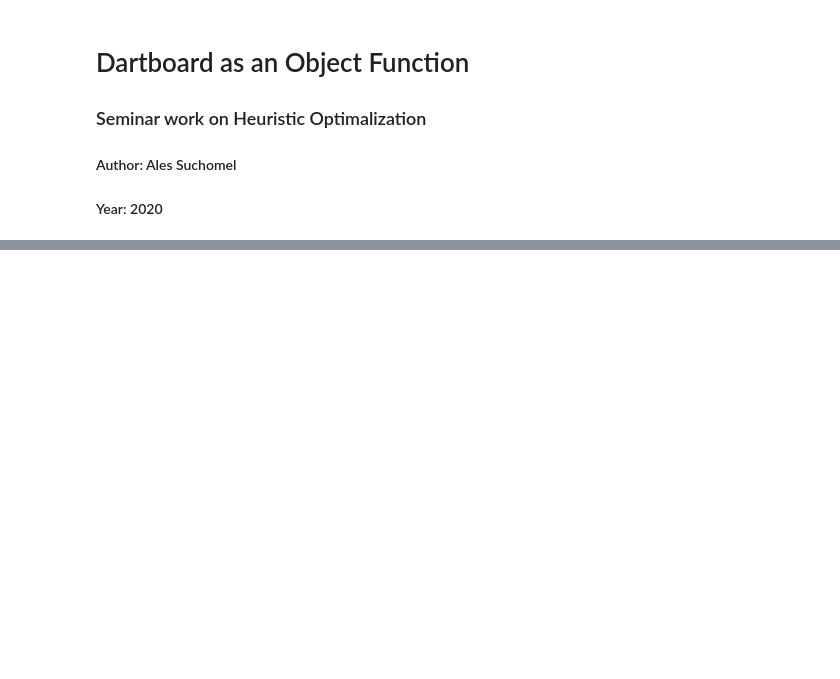
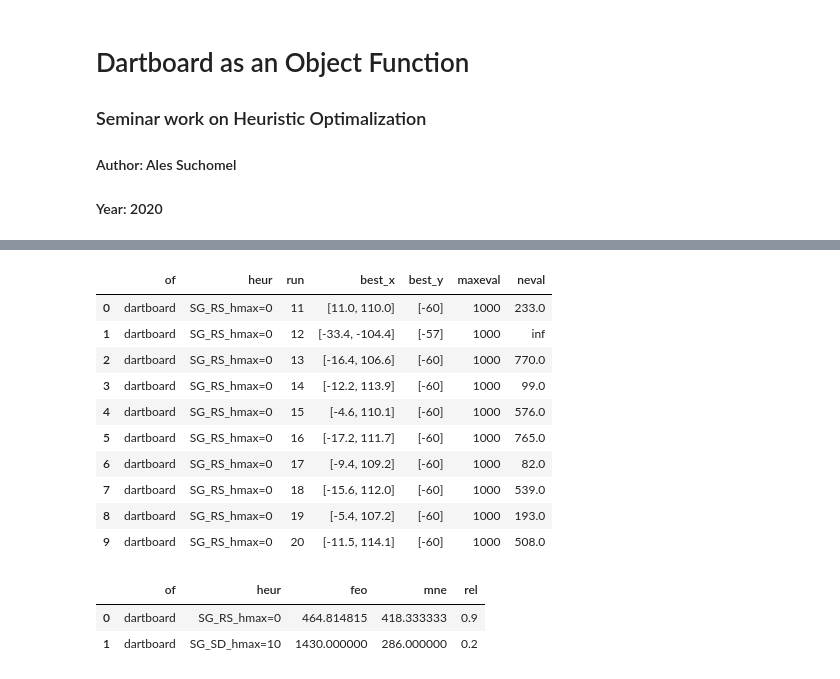
Before and after one commit to matejmojzes/18heur-2020, a Jupyter notebook: assignments/suchomel/Darts_target_heuristic_comparison.ipynb, the cells around one changed output, grey strips where cells are left out. Drawn from its saved outputs; the diff is of its cells as text; code cells hidden in the pictures; blank space fills up the shorter version.

```diff
--- a/assignments/suchomel/Darts_target_heuristic_comparison.ipynb
+++ b/assignments/suchomel/Darts_target_heuristic_comparison.ipynb
@@ -90,0 +112,21 @@ experiment(dartboard,maxeval,NUM_RUNS,hmax,True)
+# %%
+heur = ShootAndGo(dartboard, maxeval=maxeval, hmax=0)
+performer.experiment(heur,10)
+# %% [output]
+|  | of | heur | run | best_x | best_y | maxeval | neval |
+| 0 | dartboard | SG_RS_hmax=0 | 11 | [11.0, 110.0] | [-60] | 1000 | 233.0 |
+| 1 | dartboard | SG_RS_hmax=0 | 12 | [-33.4, -104.4] | [-57] | 1000 | inf |
+| 2 | dartboard | SG_RS_hmax=0 | 13 | [-16.4, 106.6] | [-60] | 1000 | 770.0 |
+| 3 | dartboard | SG_RS_hmax=0 | 14 | [-12.2, 113.9] | [-60] | 1000 | 99.0 |
+| 4 | dartboard | SG_RS_hmax=0 | 15 | [-4.6, 110.1] | [-60] | 1000 | 576.0 |
+| 5 | dartboard | SG_RS_hmax=0 | 16 | [-17.2, 111.7] | [-60] | 1000 | 765.0 |
+| 6 | dartboard | SG_RS_hmax=0 | 17 | [-9.4, 109.2] | [-60] | 1000 | 82.0 |
+| 7 | dartboard | SG_RS_hmax=0 | 18 | [-15.6, 112.0] | [-60] | 1000 | 539.0 |
+| 8 | dartboard | SG_RS_hmax=0 | 19 | [-5.4, 107.2] | [-60] | 1000 | 193.0 |
+| 9 | dartboard | SG_RS_hmax=0 | 20 | [-11.5, 114.1] | [-60] | 1000 | 508.0 |
+# %%
+performer.get_stats()
+# %% [output]
+|  | of | heur | feo | mne | rel |
+| 0 | dartboard | SG_RS_hmax=0 | 464.814815 | 418.333333 | 0.9 |
+| 1 | dartboard | SG_SD_hmax=10 | 1430.000000 | 286.000000 | 0.2 |
```
Also changed, not shown: parts of 23 cells of this notebook, 19 other files.
